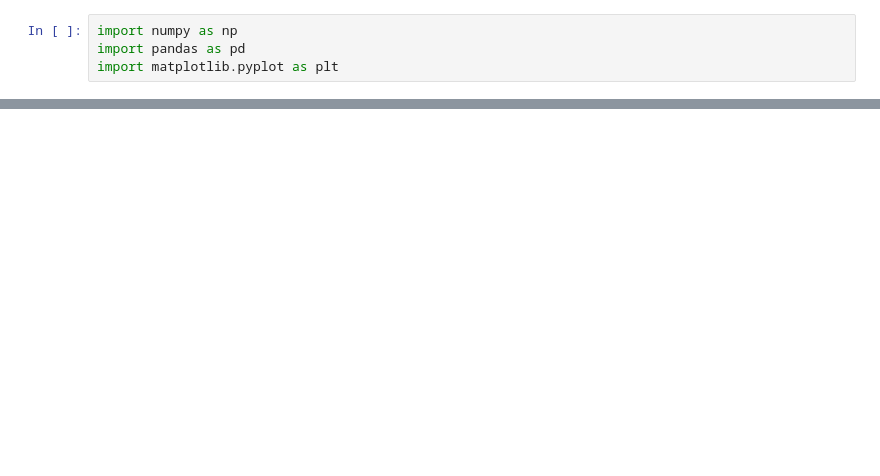
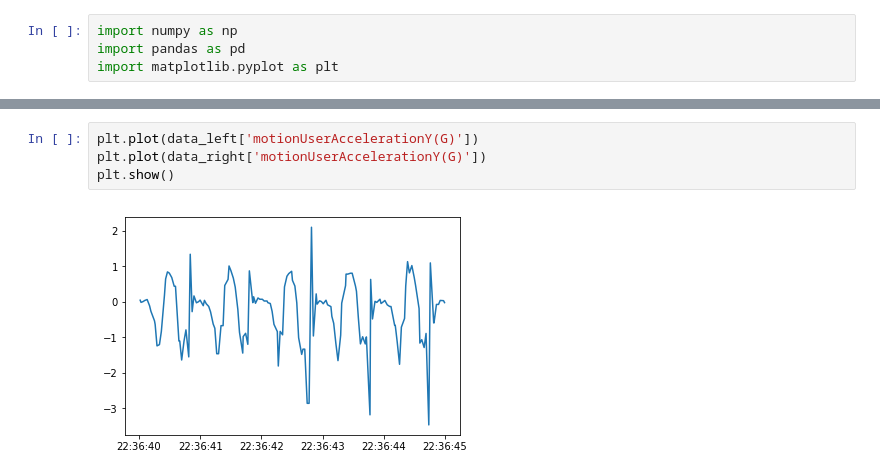
Before and after one commit to Jeoyyyy/Walking_data_analysis, a Jupyter notebook: tony/tony_walk.ipynb, the cells around one changed output, grey strips where cells are left out. Drawn from its saved outputs; the diff is of its cells as text; blank space fills up the shorter version.

```diff
--- a/tony/tony_walk.ipynb
+++ b/tony/tony_walk.ipynb
@@ -18,0 +24,6 @@ plt.show()
+# %%
+plt.plot(data_left['motionUserAccelerationY(G)'])
+plt.plot(data_right['motionUserAccelerationY(G)'])
+plt.show()
+# %% [output]
+[figure, added]
```
Also changed, not shown: parts of 8 cells of this notebook, 2 other files.
